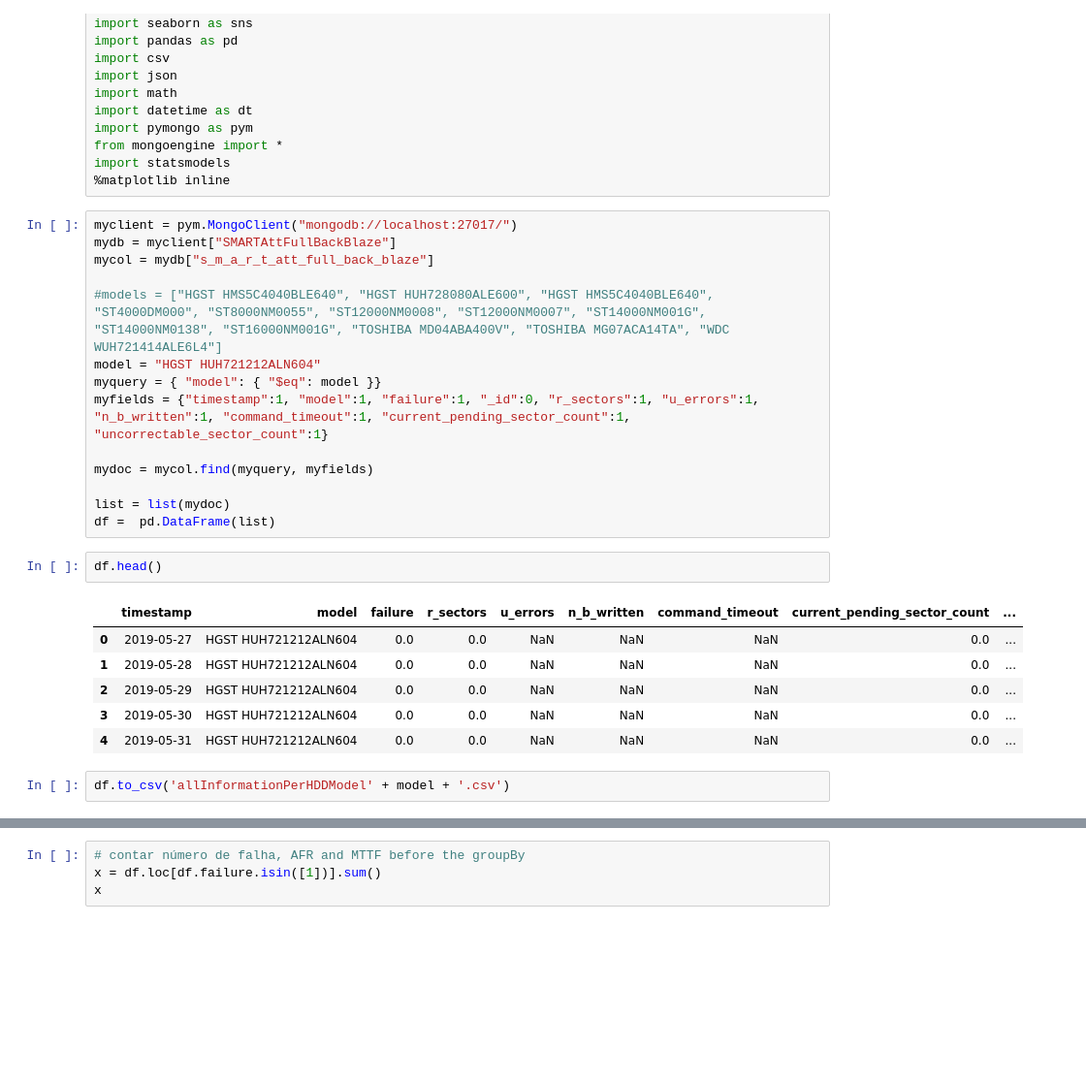
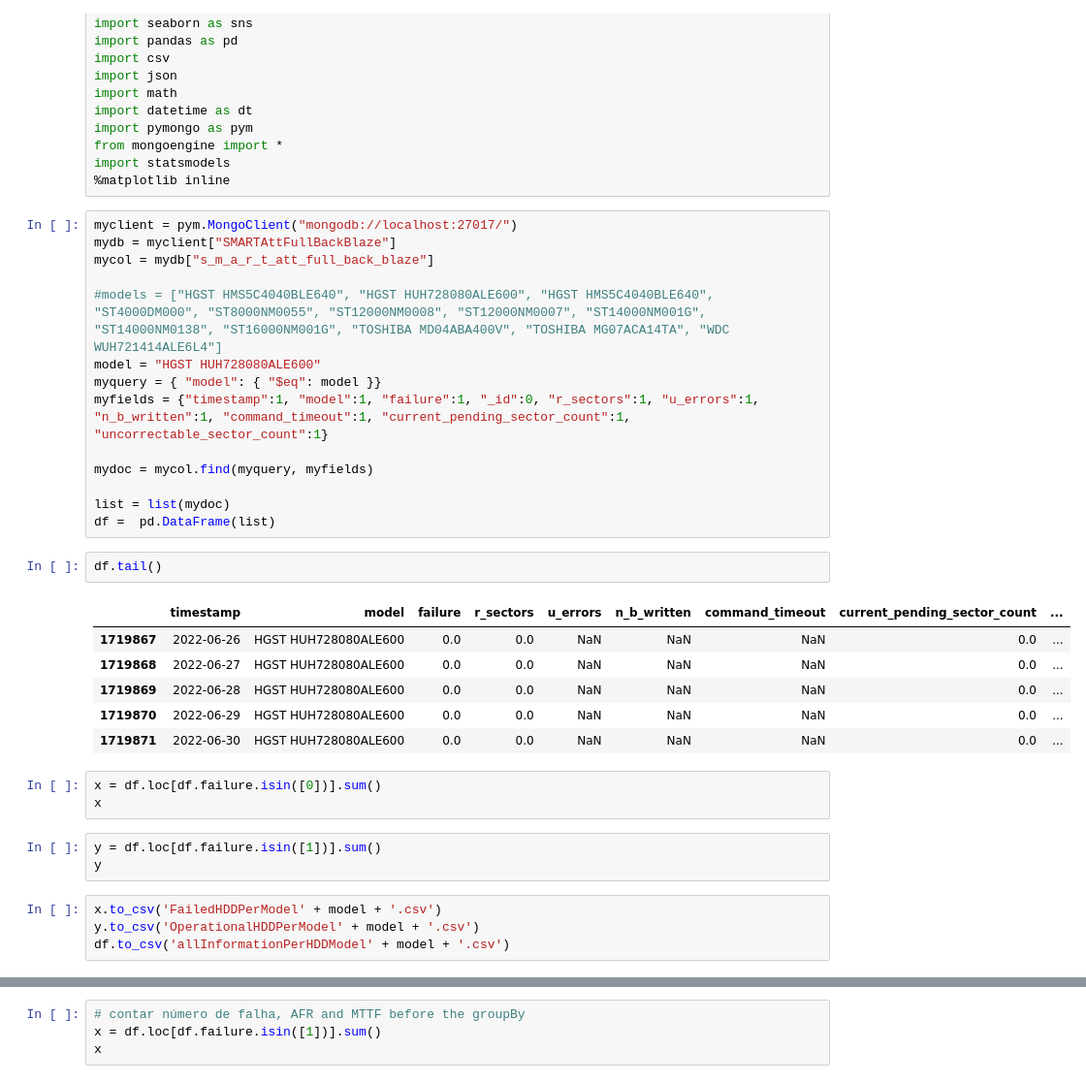
Before and after one commit to EricBorba/StorageFailurePredictor, a Jupyter notebook: QueriesHDDBackBlaze.ipynb, the cells around one changed output, grey strips where cells are left out. Shown at 97% size. Saved outputs shown, nothing was run; the diff lists cells and outputs as text; blank space fills up the shorter version.

Commit message:
code for saving csvs per hdd model

```diff
--- a/QueriesHDDBackBlaze.ipynb
+++ b/QueriesHDDBackBlaze.ipynb
@@ -33,7 +33,7 @@ mydb = myclient["SMARTAttFullBackBlaze"]
 mycol = mydb["s_m_a_r_t_att_full_back_blaze"]
 
 #models = ["HGST HMS5C4040BLE640", "HGST HUH728080ALE600", "HGST HMS5C4040BLE640", "ST4000DM000", "ST8000NM0055", "ST12000NM0008", "ST12000NM0007", "ST14000NM001G", "ST14000NM0138", "ST16000NM001G", "TOSHIBA MD04ABA400V", "TOSHIBA MG07ACA14TA", "WDC WUH721414ALE6L4"]
-model = "HGST HUH721212ALN604"
+model = "HGST HUH728080ALE600"
 myquery = { "model": { "$eq": model }}
 myfields = {"timestamp":1, "model":1, "failure":1, "_id":0, "r_sectors":1, "u_errors":1, "n_b_written":1, "command_timeout":1, "current_pending_sector_count":1, "uncorrectable_sector_count":1}
 
@@ -42,15 +42,23 @@ mydoc = mycol.find(myquery, myfields)
 list = list(mydoc)
 df =  pd.DataFrame(list)
 # %%
-df.head()
+df.tail()
 # %% [output]
 |  | timestamp | model | failure | r_sectors | u_errors | n_b_written | command_timeout | current_pending_sector_count | ... |
-| 0 | 2019-05-27 | HGST HUH721212ALN604 | 0.0 | 0.0 | NaN | NaN | NaN | 0.0 | ... |
-| 1 | 2019-05-28 | HGST HUH721212ALN604 | 0.0 | 0.0 | NaN | NaN | NaN | 0.0 | ... |
-| 2 | 2019-05-29 | HGST HUH721212ALN604 | 0.0 | 0.0 | NaN | NaN | NaN | 0.0 | ... |
-| 3 | 2019-05-30 | HGST HUH721212ALN604 | 0.0 | 0.0 | NaN | NaN | NaN | 0.0 | ... |
-| 4 | 2019-05-31 | HGST HUH721212ALN604 | 0.0 | 0.0 | NaN | NaN | NaN | 0.0 | ... |
+| 1719867 | 2022-06-26 | HGST HUH728080ALE600 | 0.0 | 0.0 | NaN | NaN | NaN | 0.0 | ... |
+| 1719868 | 2022-06-27 | HGST HUH728080ALE600 | 0.0 | 0.0 | NaN | NaN | NaN | 0.0 | ... |
+| 1719869 | 2022-06-28 | HGST HUH728080ALE600 | 0.0 | 0.0 | NaN | NaN | NaN | 0.0 | ... |
+| 1719870 | 2022-06-29 | HGST HUH728080ALE600 | 0.0 | 0.0 | NaN | NaN | NaN | 0.0 | ... |
+| 1719871 | 2022-06-30 | HGST HUH728080ALE600 | 0.0 | 0.0 | NaN | NaN | NaN | 0.0 | ... |
-# %%
-df.to_csv('allInformationPerHDDModel' + model + '.csv')
+# %%
+x = df.loc[df.failure.isin([0])].sum()
+x
+# %%
+y = df.loc[df.failure.isin([1])].sum()
+y
+# %%
+x.to_csv('FailedHDDPerModel' + model + '.csv')
+y.to_csv('OperationalHDDPerModel' + model + '.csv')
+df.to_csv('allInformationPerHDDModel' + model + '.csv')
 # %%
 df.dtypes
```
Also changed, not shown: parts of 1 cell of this notebook.
